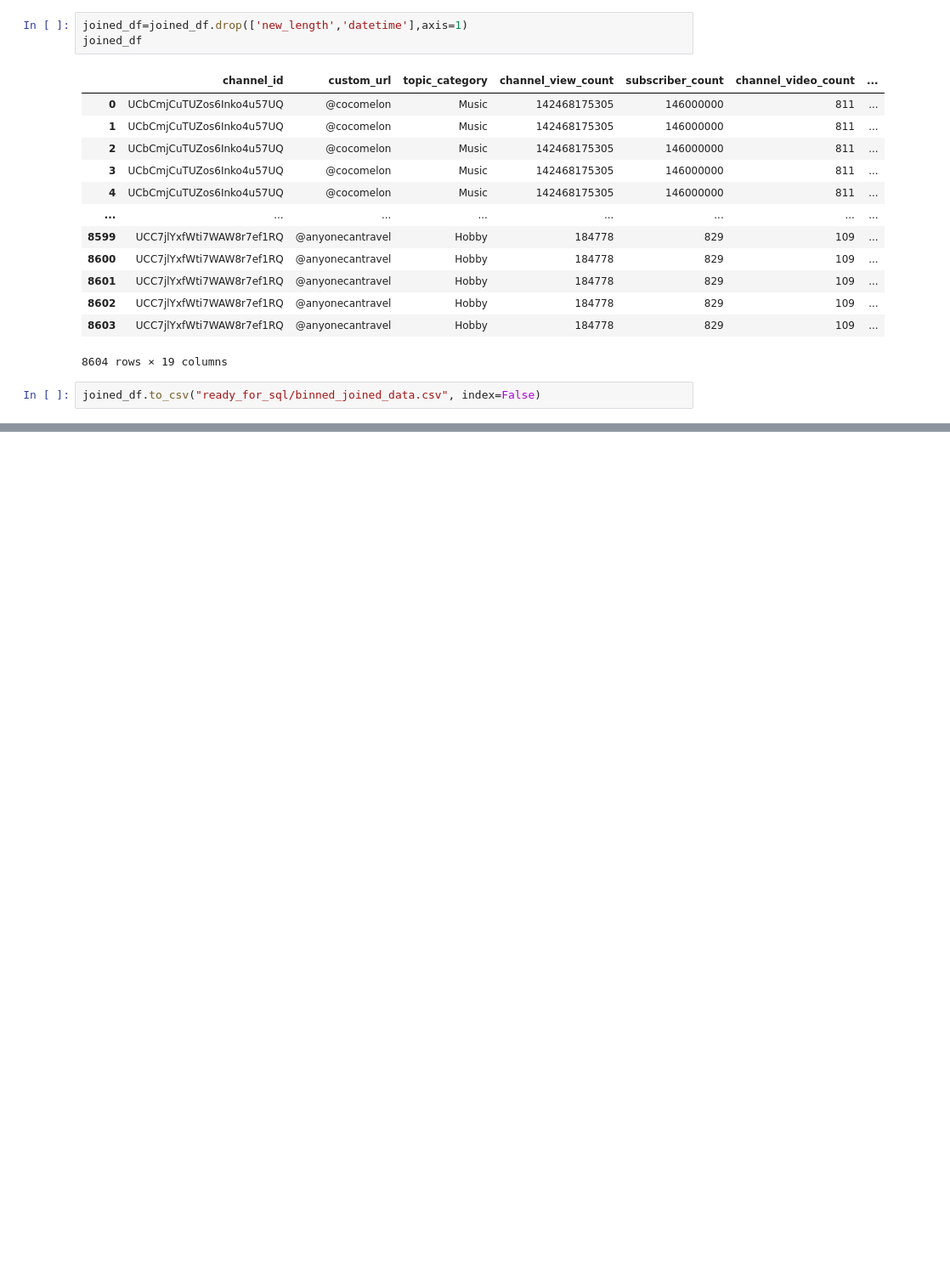
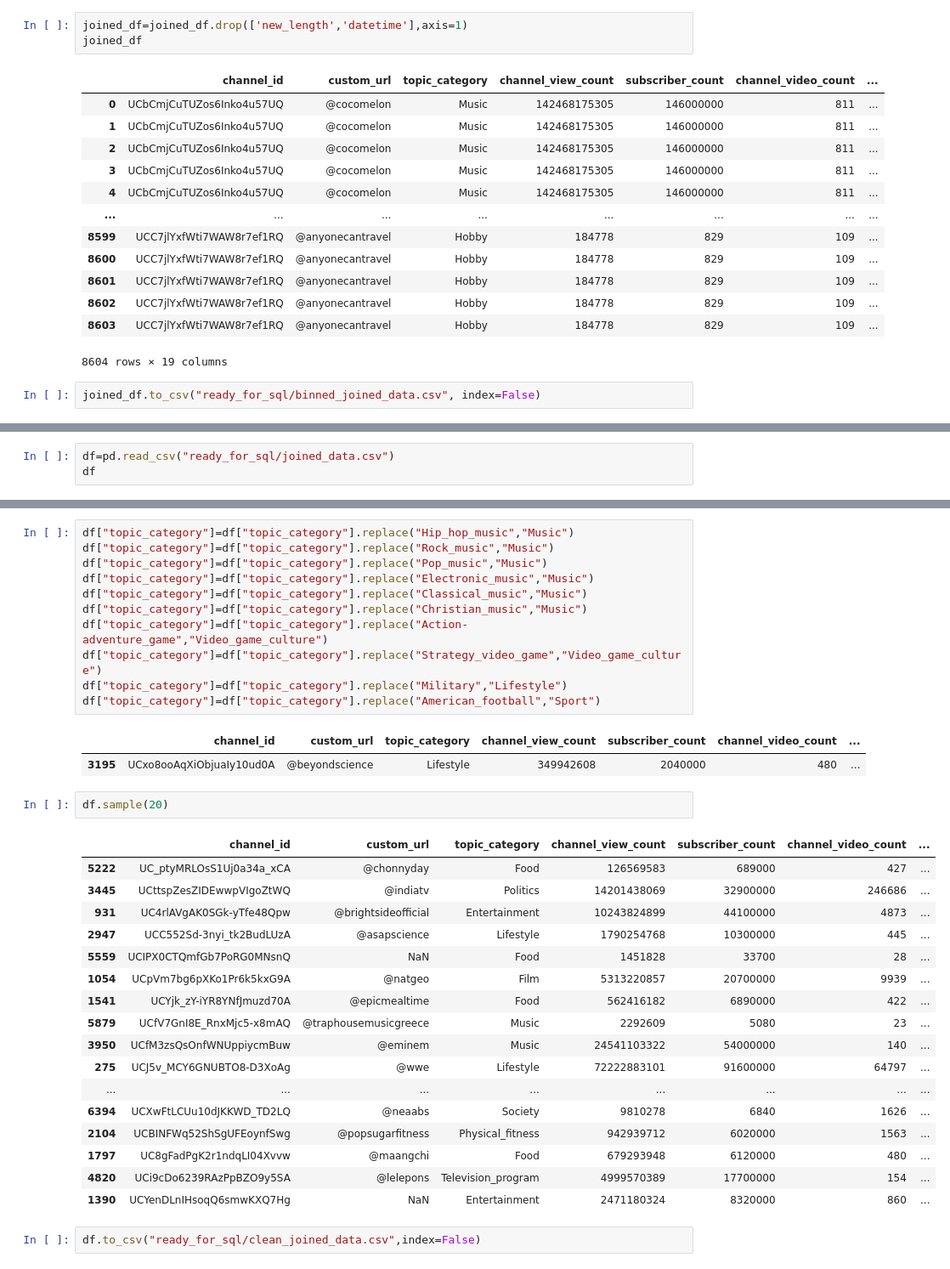
Before and after one commit to SNEHALDD/Youtube_Video_Analysis, a Jupyter notebook: Database/cleaning_dataframe.ipynb, the cells around one changed output, grey strips where cells are left out. Shown: that part at 85% size. Drawn from its saved outputs; the diff is of its cells as text; blank space fills up the shorter version.

Commit message:
cleaned na from df

```diff
--- a/Database/cleaning_dataframe.ipynb
+++ b/Database/cleaning_dataframe.ipynb
@@ -436,0 +439,3 @@ joined_df.to_csv("ready_for_sql/binned_joined_data.csv", index=False)
+# %%
+df=pd.read_csv("ready_for_sql/joined_data.csv")
+df
@@ -436,0 +476,36 @@ joined_df.to_csv("ready_for_sql/binned_joined_data.csv", index=False)
+# %%
+df["topic_category"]=df["topic_category"].replace("Hip_hop_music","Music")
+df["topic_category"]=df["topic_category"].replace("Rock_music","Music")
+df["topic_category"]=df["topic_category"].replace("Pop_music","Music")
+df["topic_category"]=df["topic_category"].replace("Electronic_music","Music")
+df["topic_category"]=df["topic_category"].replace("Classical_music","Music")
+df["topic_category"]=df["topic_category"].replace("Christian_music","Music")
+df["topic_category"]=df["topic_category"].replace("Action-adventure_game","Video_game_culture")
+df["topic_category"]=df["topic_category"].replace("Strategy_video_game","Video_game_culture")
+df["topic_category"]=df["topic_category"].replace("Military","Lifestyle")
+df["topic_category"]=df["topic_category"].replace("American_football","Sport")
+# %% [output]
+|  | channel_id | custom_url | topic_category | channel_view_count | subscriber_count | channel_video_count | ... |
+| 3195 | UCxo8ooAqXiObjuaIy10ud0A | @beyondscience | Lifestyle | 349942608 | 2040000 | 480 | ... |
+# %%
+df.sample(20)
+# %% [output]
+|  | channel_id | custom_url | topic_category | channel_view_count | subscriber_count | channel_video_count | ... |
+| 5222 | UC_ptyMRLOsS1Uj0a34a_xCA | @chonnyday | Food | 126569583 | 689000 | 427 | ... |
+| 3445 | UCttspZesZIDEwwpVIgoZtWQ | @indiatv | Politics | 14201438069 | 32900000 | 246686 | ... |
+| 931 | UC4rlAVgAK0SGk-yTfe48Qpw | @brightsideofficial | Entertainment | 10243824899 | 44100000 | 4873 | ... |
+| 2947 | UCC552Sd-3nyi_tk2BudLUzA | @asapscience | Lifestyle | 1790254768 | 10300000 | 445 | ... |
+| 5559 | UCIPX0CTQmfGb7PoRG0MNsnQ | NaN | Food | 1451828 | 33700 | 28 | ... |
+| 1054 | UCpVm7bg6pXKo1Pr6k5kxG9A | @natgeo | Film | 5313220857 | 20700000 | 9939 | ... |
+| 1541 | UCYjk_zY-iYR8YNfJmuzd70A | @epicmealtime | Food | 562416182 | 6890000 | 422 | ... |
+| 5879 | UCfV7GnI8E_RnxMjc5-x8mAQ | @traphousemusicgreece | Music | 2292609 | 5080 | 23 | ... |
+| 3950 | UCfM3zsQsOnfWNUppiycmBuw | @eminem | Music | 24541103322 | 54000000 | 140 | ... |
+| 275 | UCJ5v_MCY6GNUBTO8-D3XoAg | @wwe | Lifestyle | 72222883101 | 91600000 | 64797 | ... |
+| ... | ... | ... | ... | ... | ... | ... | ... |
+| 6394 | UCXwFtLCUu10dJKKWD_TD2LQ | @neaabs | Society | 9810278 | 6840 | 1626 | ... |
+| 2104 | UCBINFWq52ShSgUFEoynfSwg | @popsugarfitness | Physical_fitness | 942939712 | 6020000 | 1563 | ... |
+| 1797 | UC8gFadPgK2r1ndqLI04Xvvw | @maangchi | Food | 679293948 | 6120000 | 480 | ... |
+| 4820 | UCi9cDo6239RAzPpBZO9y5SA | @lelepons | Television_program | 4999570389 | 17700000 | 154 | ... |
+| 1390 | UCYenDLnIHsoqQ6smwKXQ7Hg | NaN | Entertainment | 2471180324 | 8320000 | 860 | ... |
+# %%
+df.to_csv("ready_for_sql/clean_joined_data.csv",index=False)
```
Also changed, not shown: parts of 15 cells of this notebook, 12 other files.
